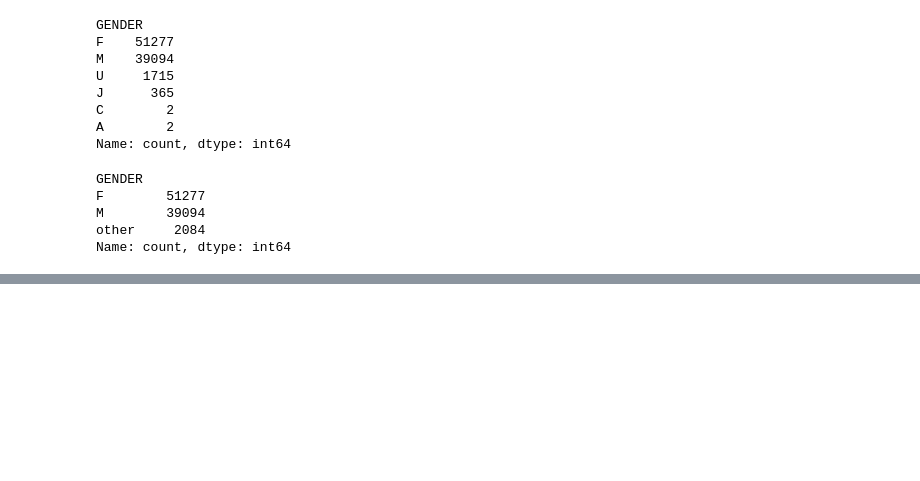
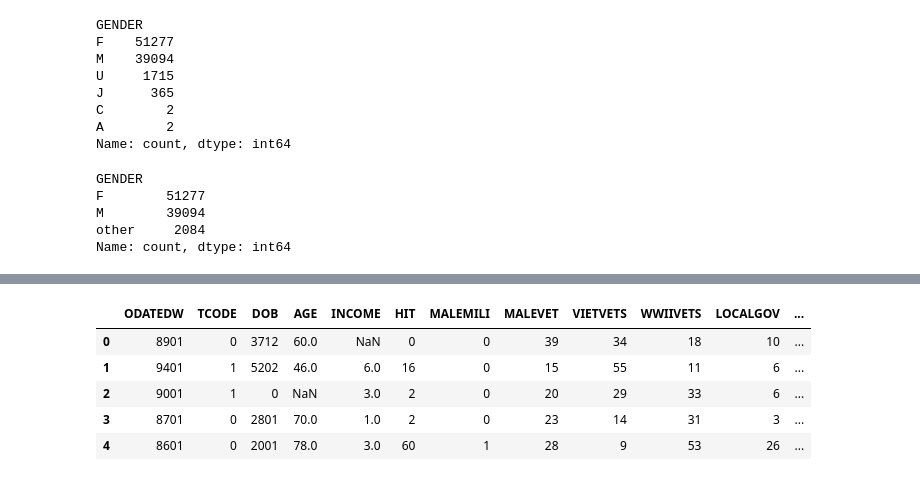
Before and after one commit to MawadaKa/lab-revisiting-machine-learning, a Jupyter notebook: lab-revisiting-machine-learning.ipynb, the cells around one changed output, grey strips where cells are left out. Cells and saved outputs as stored; diff of their text form; code cells hidden in the pictures; blank space fills up the shorter version.

```diff
--- a/lab-revisiting-machine-learning.ipynb
+++ b/lab-revisiting-machine-learning.ipynb
@@ -74,3 +73,8 @@ columns_above_threshold['column_name']
 Name: column_name, Length: 72, dtype: object
 # %%
 drop_columns_list = list(columns_above_threshold['column_name'])
+# %%
+cols = ['WEALTH1', 'WEALTH2']
+for item in cols:
+    drop_columns_list.remove(item)
+print(drop_columns_list)
@@ -76,0 +83,3 @@ drop_columns_list = list(columns_above_threshold['column_name'])
+# %%
+data = data.drop(drop_columns_list, axis=1)
+data.shape
@@ -272,0 +368,11 @@ Name: count, dtype: int64
+# %%
+numerical = data.select_dtypes(np.number)
+numerical = numerical.drop(columns = ['TARGET_B', 'TARGET_D'])
+numerical.head()
+# %% [output]
+|  | ODATEDW | TCODE | DOB | AGE | INCOME | HIT | MALEMILI | MALEVET | VIETVETS | WWIIVETS | LOCALGOV | ... |
+| 0 | 8901 | 0 | 3712 | 60.0 | NaN | 0 | 0 | 39 | 34 | 18 | 10 | ... |
+| 1 | 9401 | 1 | 5202 | 46.0 | 6.0 | 16 | 0 | 15 | 55 | 11 | 6 | ... |
+| 2 | 9001 | 1 | 0 | NaN | 3.0 | 2 | 0 | 20 | 29 | 33 | 6 | ... |
+| 3 | 8701 | 0 | 2801 | 70.0 | 1.0 | 2 | 0 | 23 | 14 | 31 | 3 | ... |
+| 4 | 8601 | 0 | 2001 | 78.0 | 3.0 | 60 | 1 | 28 | 9 | 53 | 26 | ... |
```
Also changed, not shown: parts of 26 cells of this notebook.
